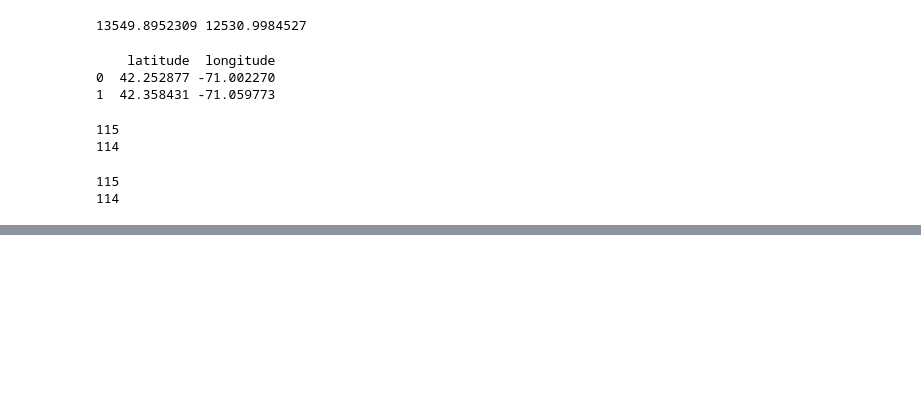
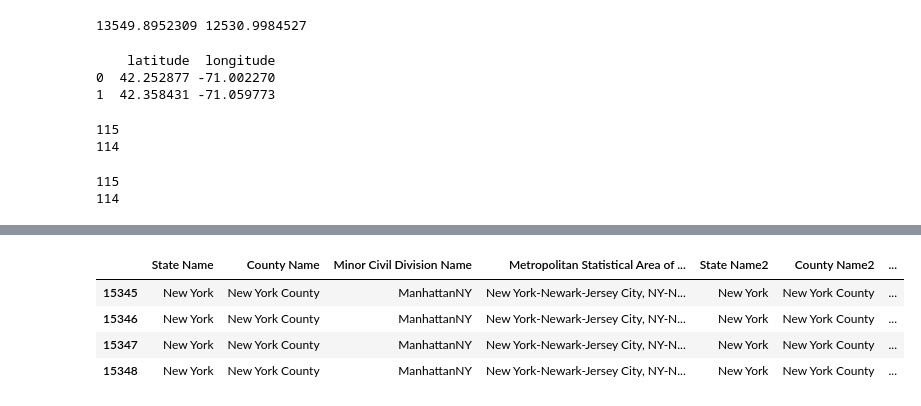
Before and after one commit to jakeszler/ES96, a Jupyter notebook: ES96.ipynb, the cells around one changed output, grey strips where cells are left out. Saved outputs shown, nothing was run; the diff lists cells and outputs as text; code cells hidden in the pictures; blank space fills up the shorter version.

```diff
--- a/ES96.ipynb
+++ b/ES96.ipynb
@@ -955,11 +771,0 @@ plt.show()
-# %%
-x = np.arange(0.0, 50.0, 2.0)
-y = x ** 1.3 + np.random.rand(*x.shape) * 30.0
-s = np.random.rand(*x.shape) * 800 + 500
-
-plt.scatter(x, y, s, c="g", alpha=0.5,
-            label="Luck")
-plt.xlabel("Leprechauns")
-plt.ylabel("Gold")
-plt.legend(loc=2)
-plt.show()
@@ -967,0 +894,12 @@ plt.show()
+# %%
+dfny[dfny['Minor Civil Division Name'] ==  'ManhattanNY']
+# select = (dfny_dist[(dfny_dist['city'] == 'Fairview') & (dfny_dist['state_id'] == 'NJ')])
+# print(select)
+# testarea='Fairfield County'
+# print(testarea not in  NYareas and testarea not in  NJareas and testarea not in  CTareas)
+# %% [output]
+|  | State Name | County Name | Minor Civil Division Name | Metropolitan Statistical Area of ... | State Name2 | County Name2 | ... |
+| 15345 | New York | New York County | ManhattanNY | New York-Newark-Jersey City, NY-N... | New York | New York County | ... |
+| 15346 | New York | New York County | ManhattanNY | New York-Newark-Jersey City, NY-N... | New York | New York County | ... |
+| 15347 | New York | New York County | ManhattanNY | New York-Newark-Jersey City, NY-N... | New York | New York County | ... |
+| 15348 | New York | New York County | ManhattanNY | New York-Newark-Jersey City, NY-N... | New York | New York County | ... |
```
Also changed, not shown: parts of 18 cells of this notebook.
